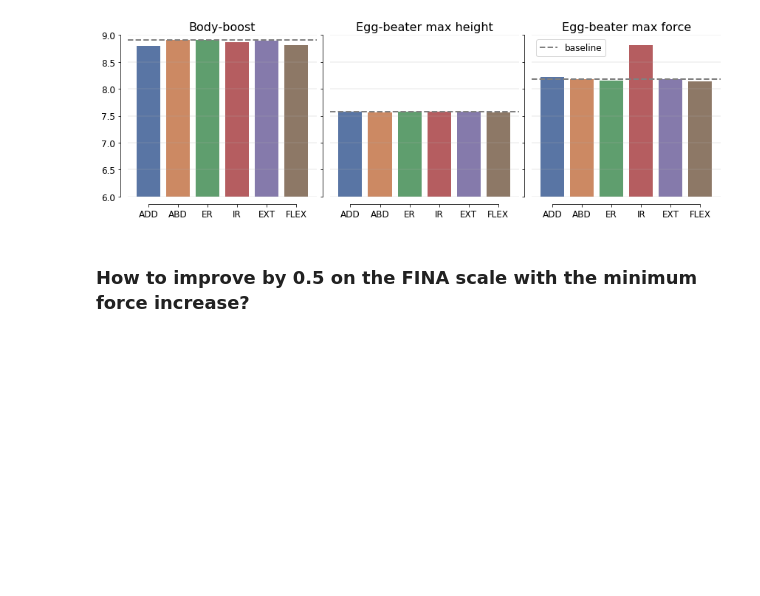
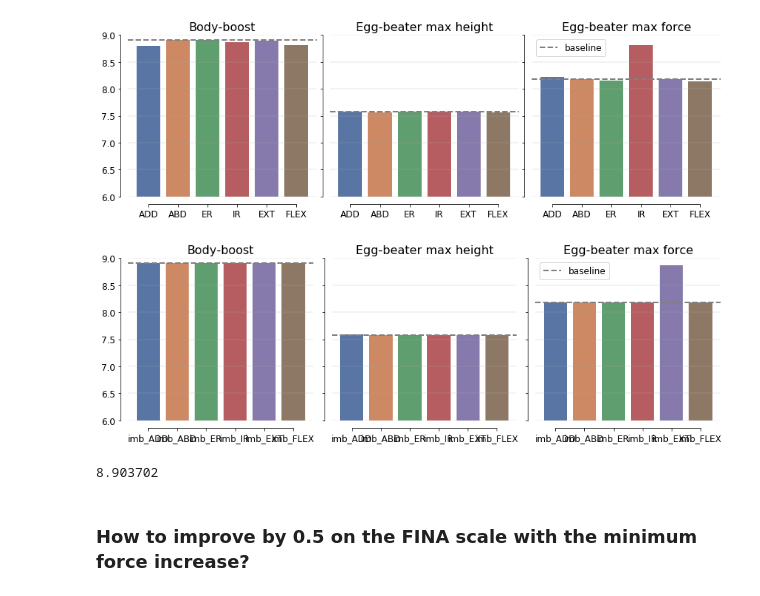
Before and after one commit to romainmartinez/synchro, a Jupyter notebook: synchro.ipynb, the cells around one changed output. Drawn from its saved outputs; the diff is of its cells as text; code cells hidden in the pictures; blank space fills up the shorter version.

```diff
--- a/synchro.ipynb
+++ b/synchro.ipynb
@@ -702,5 +703,82 @@ d = S.simulate_increase(PERC)
 S.plot_simulation(d)
 # %% [output]
 [figure]
+# %%
+class Simulate:
+    def __init__(self, obs, models, var):
+        self.obs = obs
+        self.models = models
+        self.var = var
+
+    def simulate_increase(self, percentage):
+        df_simulation = pd.DataFrame()
+        for itarget, itarget_model in self.models.items():
+            df_simulation = pd.concat([
+                df_simulation,
+                self.target_increase(itarget, itarget_model, percentage)
+            ])
+        return df_simulation
+
+    def target_increase(self, target, model, percentage):
+        baseline = model.predict(self.obs)
+        plus = {}
+        for ivar in self.var:
+            X_plus = self.obs.copy()
+            X_plus[ivar] = X_plus[ivar] + X_plus[ivar] * (percentage / 100)
+            plus[ivar] = model.predict(X_plus)
+        b = pd.DataFrame(
+            plus, index=['simulated'
+                         ]).T.reset_index().rename(columns={'index': 'test'})
+        b['baseline'] = baseline[0]
+        b['diff'] = b.apply(
+            lambda x: self.relative_diff(x['baseline'], x['simulated']),
+            axis=1)
+        b['target'] = target
+        return b
+
+    @staticmethod
+    def plot_simulation(d):
+        fig, ax = plt.subplots(ncols=3, sharey=True, figsize=(12, 4))
+
+        for i, itarget in enumerate(targets):
+            sub = d[d['target'] == itarget]
+            sns.barplot(x='test', y='simulated', data=sub, palette='deep', ax=ax[i])
+            ax[i].axhline(sub['baseline'].values[0], color='grey', linestyle='--', linewidth=2)
+            ax[i].plot([0, 0], [-100, -100], color='grey', linestyle='--', linewidth=2, label='baseline')
+            if i == 2: ax[i].legend()
+
+            if i == 0:
+                maxi = int(d['simulated'].max() + d['simulated'].max() * 0.1)
+                mini = int(d['simulated'].min() - d['simulated'].min() * 0.1)
+                ax[i].set_ylim([mini, maxi])
+
+            ax[i].set_title(itarget)
+            ax[i].set_xlabel('')
+            ax[i].set_ylabel('')
+            ax[i].grid(axis='y', linewidth=.3)
+            for item in ax[i].get_xticklabels():
+                item.set_rotation(45)
+        show()
+
+    @staticmethod
+    def relative_diff(b, s):
+        return ((s - b) / s) * 100
+
+
+VAR = ['ADD', 'ABD', 'ER', 'IR', 'EXT', 'FLEX']
+VAR = [f'imb_{i}' for i in VAR]
+PERC = 20
+ROW = X_augmented.iloc[[29]]
+
+S = Simulate(obs=ROW, models=boosted, var=VAR)
+d = S.simulate_increase(PERC)
+S.plot_simulation(d)
+# %% [output]
+[figure, added]
+# %%
+itarget = 'Body-boost'
+d[d['target'] == itarget]['simulated'].max()
+# %% [output]
+8.903702
 # %% [markdown]
 ### How to improve by 0.5 on the FINA scale with the minimum force increase?
```
Also changed, not shown: parts of 37 cells of this notebook, 2 other files.
